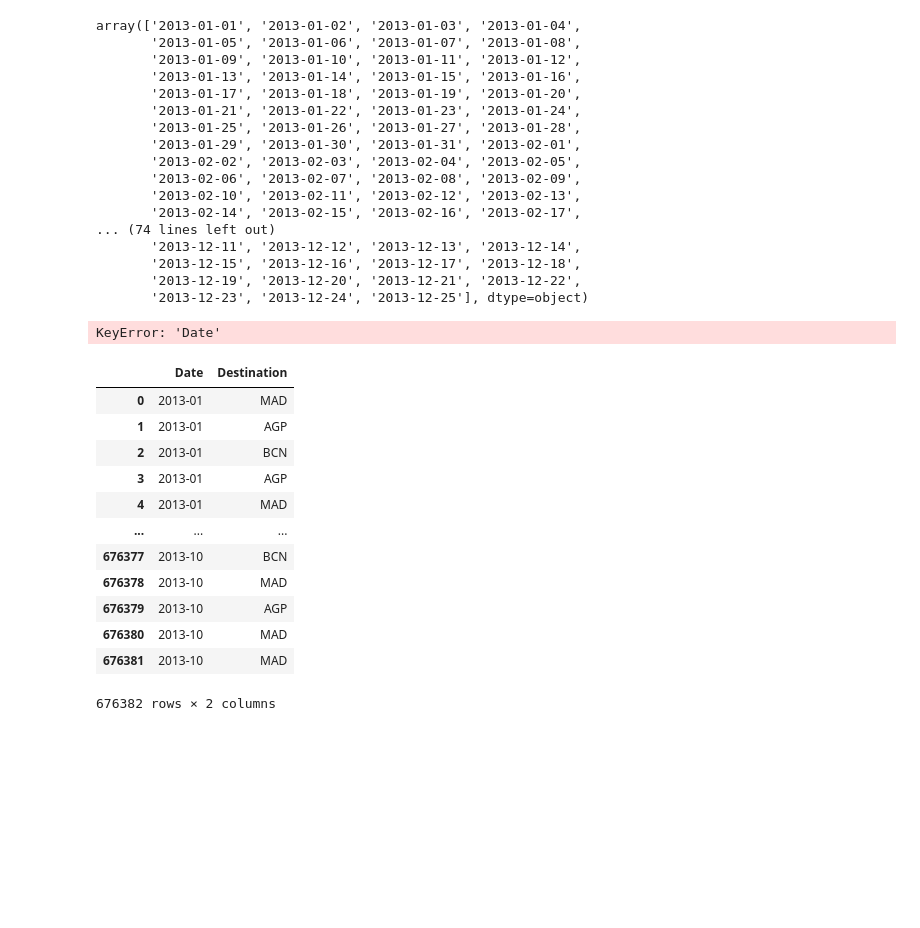
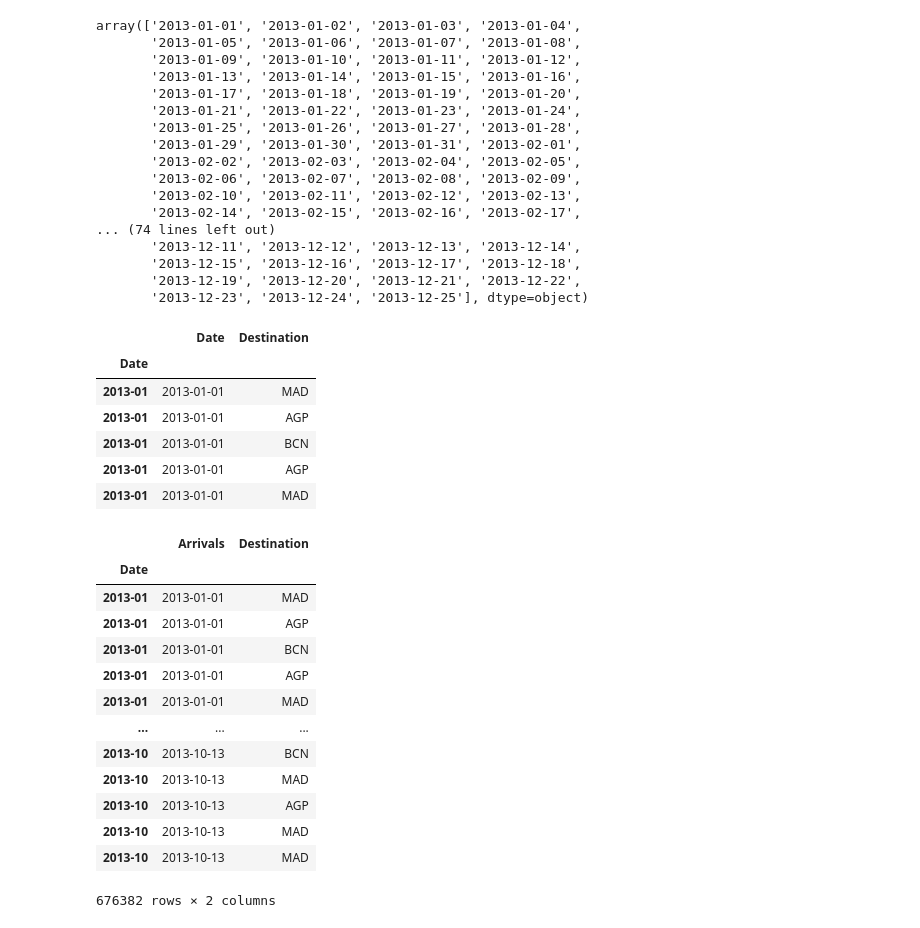
Before and after one commit to epi2k2/kschool_challenge, a Jupyter notebook: kschool_challenge.ipynb, the cells around one changed output. Cells and saved outputs as stored; diff of their text form; code cells hidden in the pictures; blank space fills up the shorter version.

```diff
--- a/kschool_challenge.ipynb
+++ b/kschool_challenge.ipynb
@@ -319,23 +320,32 @@ array(['2013-01-01', '2013-01-02', '2013-01-03', '2013-01-04',
        '2013-12-23', '2013-12-24', '2013-12-25'], dtype=object)
 # %%
 searches_cities.index = pd.DatetimeIndex(searches_cities['Date']).to_period('M')
-searches_cities.drop('Date', axis=1, inplace=True)
-# %% [output]
-KeyError: 'Date'
+# %%
+searches_cities.head()
+# %% [output]
+|  | Date | Destination |
+| Date |  |  |
+| 2013-01 | 2013-01-01 | MAD |
+| 2013-01 | 2013-01-01 | AGP |
+| 2013-01 | 2013-01-01 | BCN |
+| 2013-01 | 2013-01-01 | AGP |
+| 2013-01 | 2013-01-01 | MAD |
 # %%
-searches_cities.reset_index(inplace=True)
-searches_cities
+searches_cities.rename(columns={'Date': 'Arrivals'}, inplace=True)
-# %% [output]
-|  | Date | Destination |
-| 0 | 2013-01 | MAD |
-| 1 | 2013-01 | AGP |
-| 2 | 2013-01 | BCN |
-| 3 | 2013-01 | AGP |
-| 4 | 2013-01 | MAD |
-| ... | ... | ... |
-| 676377 | 2013-10 | BCN |
-| 676378 | 2013-10 | MAD |
-| 676379 | 2013-10 | AGP |
-| 676380 | 2013-10 | MAD |
-| 676381 | 2013-10 | MAD |
-676382 rows × 2 columns
+# %%
+searches_cities
+# %% [output]
+|  | Arrivals | Destination |
+| Date |  |  |
+| 2013-01 | 2013-01-01 | MAD |
+| 2013-01 | 2013-01-01 | AGP |
+| 2013-01 | 2013-01-01 | BCN |
+| 2013-01 | 2013-01-01 | AGP |
+| 2013-01 | 2013-01-01 | MAD |
+| ... | ... | ... |
+| 2013-10 | 2013-10-13 | BCN |
+| 2013-10 | 2013-10-13 | MAD |
+| 2013-10 | 2013-10-13 | AGP |
+| 2013-10 | 2013-10-13 | MAD |
+| 2013-10 | 2013-10-13 | MAD |
+676382 rows × 2 columns
```
Also changed, not shown: parts of 6 cells of this notebook.
